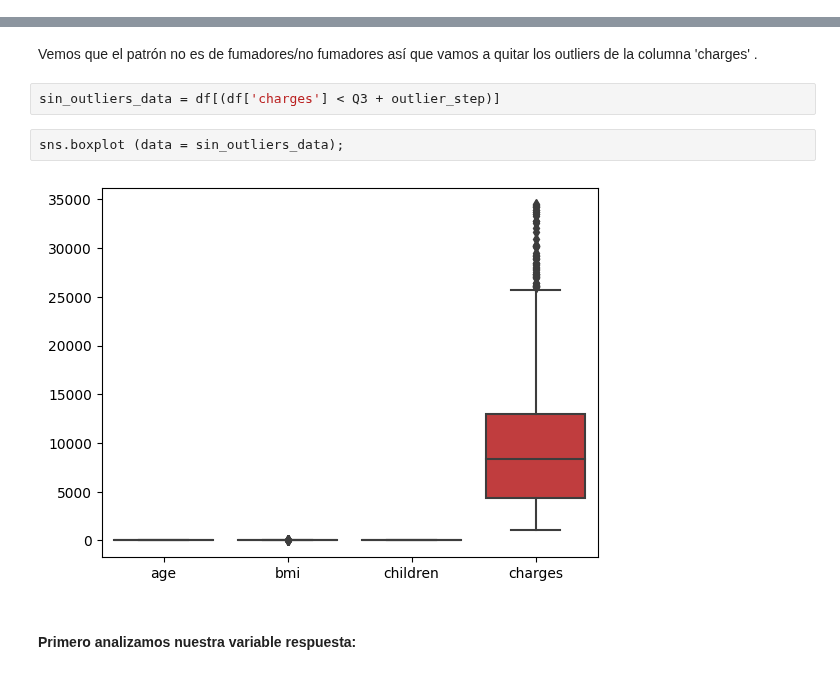
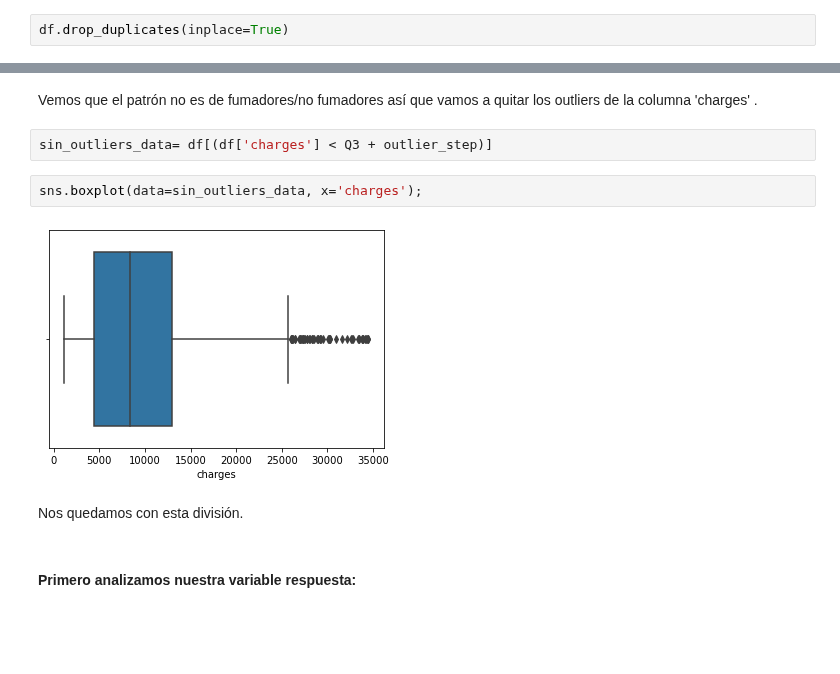
Before and after one commit to Adalab/DA-promoC-modulo3-sprint1-IreneMarta, a Jupyter notebook: regresion_linear/1_ RL_Intro.ipynb, the cells around one changed output, grey strips where cells are left out. Saved outputs shown, nothing was run; the diff lists cells and outputs as text; blank space fills up the shorter version.

```diff
--- a/regresion_linear/1_ RL_Intro.ipynb
+++ b/regresion_linear/1_ RL_Intro.ipynb
@@ -67,3 +67,5 @@ dtype: int64
 df.duplicated().sum()
 # %% [output]
 1
+# %%
+df.drop_duplicates(inplace=True)
@@ -190,11 +205,13 @@ sns.boxplot(x = df_numericas_nofumadores['charges'], data = df_numericas_nofumad
 # %% [markdown]
 Vemos que el patrón no es de fumadores/no fumadores así que vamos a quitar los outliers de la columna 'charges' .
 # %%
-sin_outliers_data = df[(df['charges'] < Q3 + outlier_step)]
+sin_outliers_data= df[(df['charges'] < Q3 + outlier_step)]
 # %%
-sns.boxplot (data = sin_outliers_data);
+sns.boxplot(data=sin_outliers_data, x='charges');
 # %% [output]
-[figure, old version]
+[figure, new version]
+# %% [markdown]
+Nos quedamos con esta división.
 # %% [markdown]
 #### Primero analizamos nuestra variable respuesta:
 # %%
```
Also changed, not shown: parts of 15 cells of this notebook.
